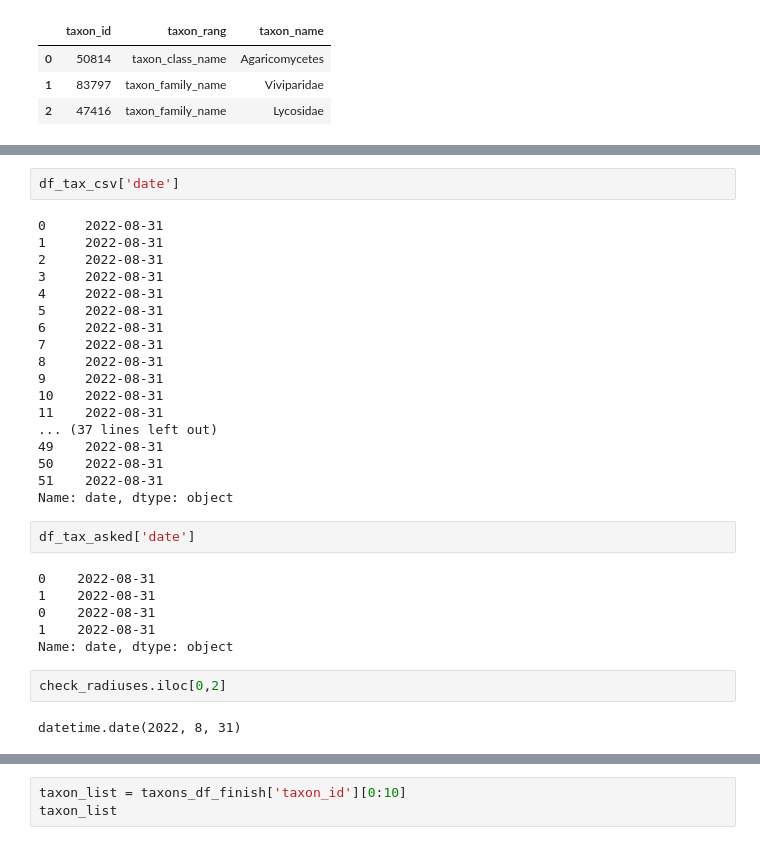
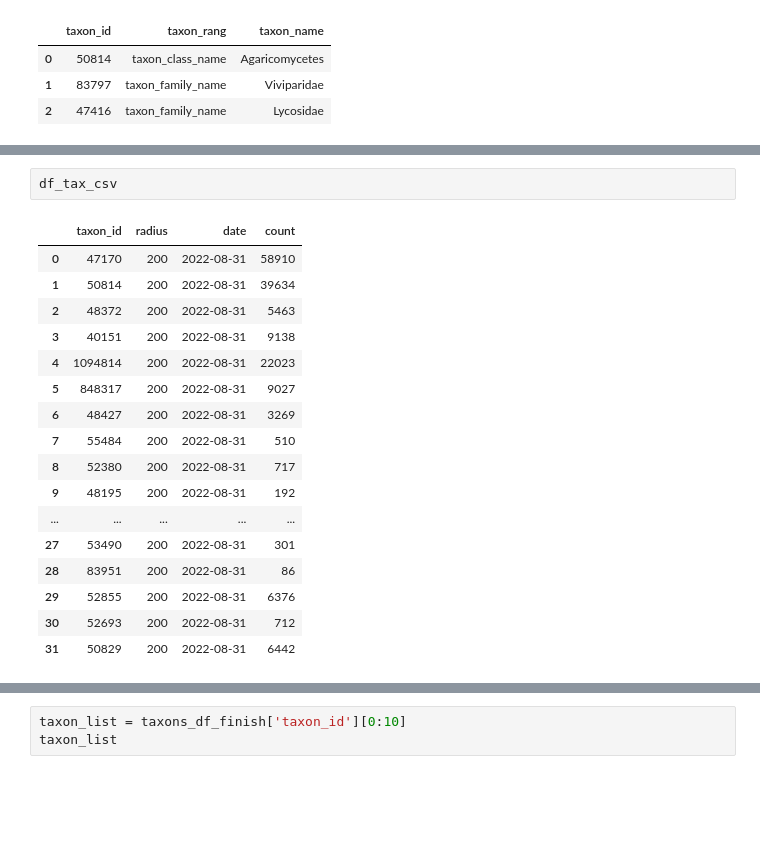
Before and after one commit to baidakovil/iNat-statistics, a Jupyter notebook: inat_raritets.ipynb, the cells around one changed output, grey strips where cells are left out. Saved outputs shown, nothing was run; the diff lists cells and outputs as text; blank space fills up the shorter version.

```diff
--- a/inat_raritets.ipynb
+++ b/inat_raritets.ipynb
@@ -229,32 +342,20 @@ Total in csv: 52 values
 # %%
-df_tax_csv['date']
+df_tax_csv
 # %% [output]
-0     2022-08-31
-1     2022-08-31
-2     2022-08-31
-3     2022-08-31
-4     2022-08-31
-5     2022-08-31
-6     2022-08-31
-7     2022-08-31
-8     2022-08-31
-9     2022-08-31
-10    2022-08-31
-11    2022-08-31
-... (37 lines left out)
-49    2022-08-31
-50    2022-08-31
-51    2022-08-31
-Name: date, dtype: object
+|  | taxon_id | radius | date | count |
+| 0 | 47170 | 200 | 2022-08-31 | 58910 |
+| 1 | 50814 | 200 | 2022-08-31 | 39634 |
+| 2 | 48372 | 200 | 2022-08-31 | 5463 |
+| 3 | 40151 | 200 | 2022-08-31 | 9138 |
+| 4 | 1094814 | 200 | 2022-08-31 | 22023 |
+| 5 | 848317 | 200 | 2022-08-31 | 9027 |
+| 6 | 48427 | 200 | 2022-08-31 | 3269 |
+| 7 | 55484 | 200 | 2022-08-31 | 510 |
+| 8 | 52380 | 200 | 2022-08-31 | 717 |
+| 9 | 48195 | 200 | 2022-08-31 | 192 |
+| ... | ... | ... | ... | ... |
+| 27 | 53490 | 200 | 2022-08-31 | 301 |
+| 28 | 83951 | 200 | 2022-08-31 | 86 |
+| 29 | 52855 | 200 | 2022-08-31 | 6376 |
+| 30 | 52693 | 200 | 2022-08-31 | 712 |
+| 31 | 50829 | 200 | 2022-08-31 | 6442 |
-# %%
-df_tax_asked['date']
-# %% [output]
-0    2022-08-31
-1    2022-08-31
-0    2022-08-31
-1    2022-08-31
-Name: date, dtype: object
-# %%
-check_radiuses.iloc[0,2]
-# %% [output]
-datetime.date(2022, 8, 31)
```
Also changed, not shown: parts of 18 cells of this notebook, 1 other file.
